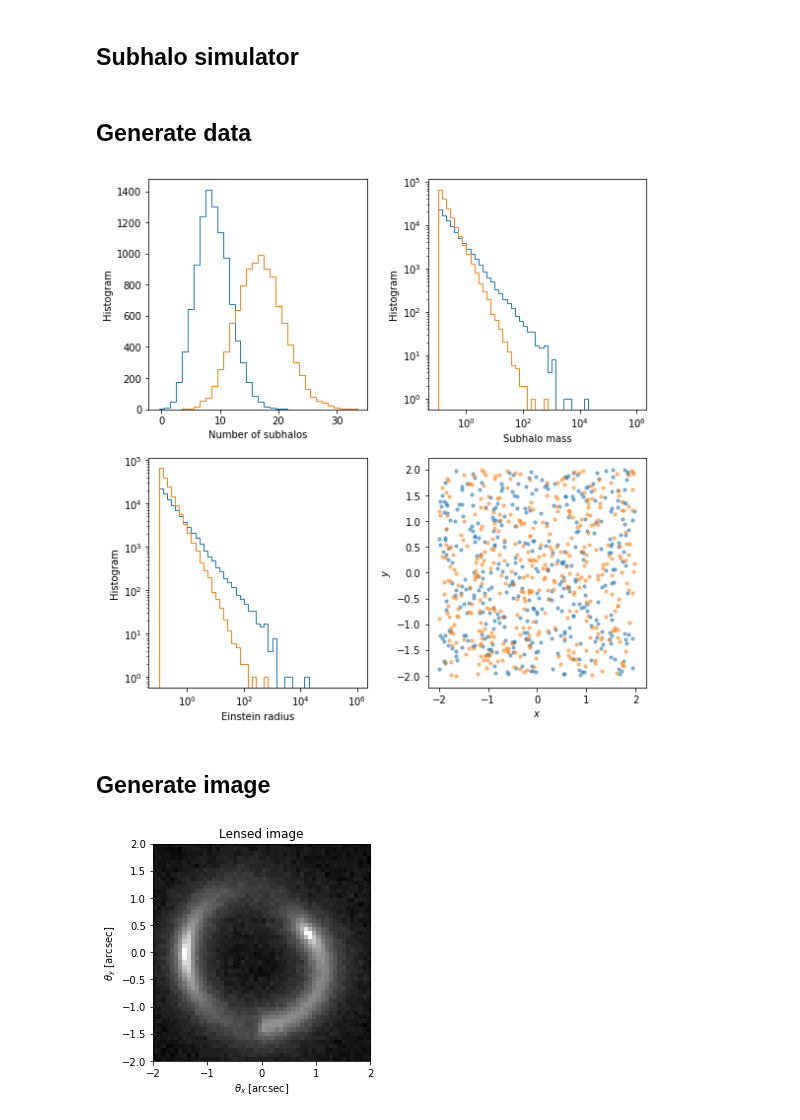
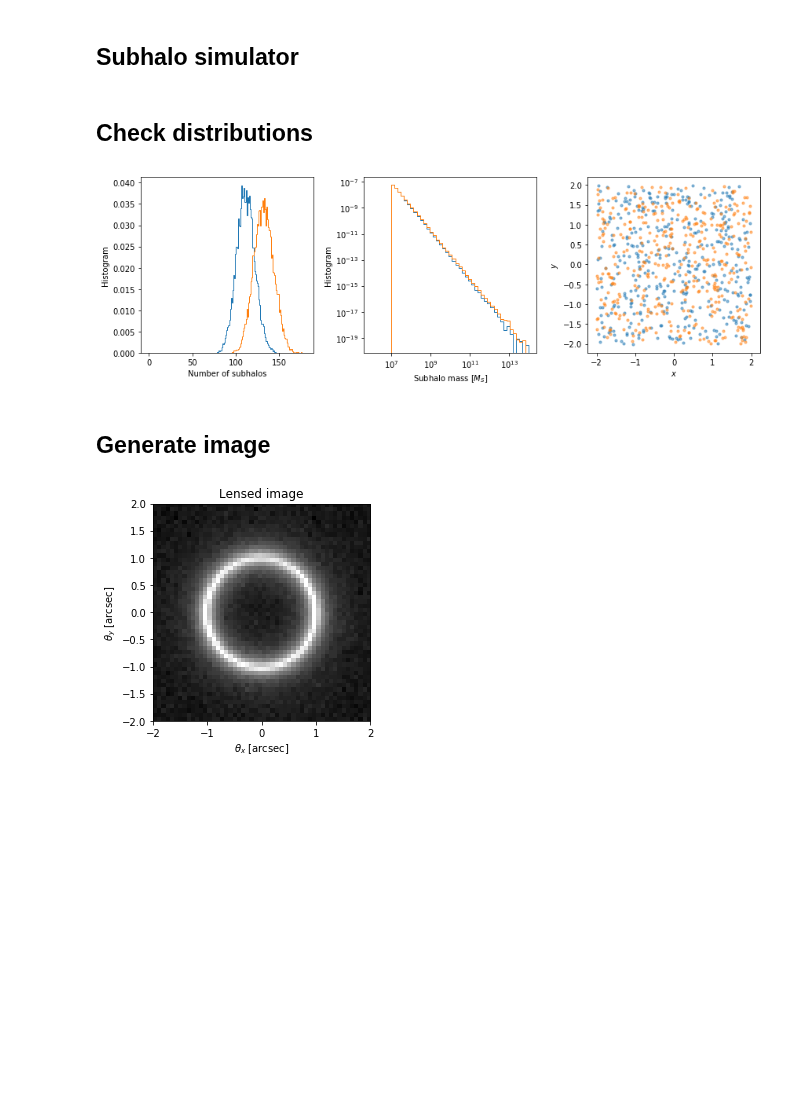
Before and after one commit to smsharma/mining-for-substructure-lens, a Jupyter notebook: notebooks/generate_samples.ipynb, the cells around one changed output. Drawn from its saved outputs; the diff is of its cells as text; code cells hidden in the pictures; blank space fills up the shorter version.

Commit message:
Updated subhalo simulator with Sid's points

```diff
--- a/notebooks/generate_samples.ipynb
+++ b/notebooks/generate_samples.ipynb
@@ -68,72 +60,60 @@ def generate_subhalos(alpha, beta, m0=m0, theta_mass_ratio=1.):
-# %% [markdown]
-## Generate data
+# %% [markdown]
+## Check distributions
 # %%
-alpha0, beta0 = 1., 1.9
+alpha0, beta0 = 2.e8/M_s, -1.9
 
-ns0, ms0, thetas0, xs0, ys0 = [], [], [], [], []
+ns0, ms0, xs0, ys0 = [], [], [], []
 
 for i in range(10000):
-    n, m, theta, x, y = generate_subhalos(1.0, 1.9)
+    n, m, x, y = generate_subhalos(alpha0, beta0)
 
     ns0.append(n)
     ms0 += list(m)
-    thetas0 += list(theta)
     xs0 += list(x)
     ys0 += list(y)
 # %%
-alpha1, beta1 = 0.8, 2.5
+alpha1, beta1 = 1.e8/M_s, -1.85
 
-ns1, ms1, thetas1, xs1, ys1 = [], [], [], [], []
+ns1, ms1, xs1, ys1 = [], [], [], []
 
 for i in range(10000):
-    n, m, theta, x, y = generate_subhalos(alpha1, beta1)
+    n, m, x, y = generate_subhalos(alpha1, beta1)
 
     ns1.append(n)
     ms1 += list(m)
-    thetas1 += list(theta)
     xs1 += list(x)
     ys1 += list(y)
 # %%
-fig = plt.figure(figsize=(8,8))
+fig = plt.figure(figsize=(12,4))
 
 # Number of subhalos
-ax = plt.subplot(2,2,1)
+ax = plt.subplot(1,3,1)
 max_n = max(np.max(ns0), np.max(ns1))
-plt.hist(ns0, bins=max_n+1, range=(-0.5,max_n+0.5), histtype='step')
-plt.hist(ns1, bins=max_n+1, range=(-0.5,max_n+0.5), histtype='step')
+plt.hist(ns0, bins=max_n+1, range=(-0.5,max_n+0.5), histtype='step', density=True)
+plt.hist(ns1, bins=max_n+1, range=(-0.5,max_n+0.5), histtype='step', density=True)
 plt.xlabel(r'Number of subhalos')
 plt.ylabel(r'Histogram')
 
 # Masses
-ax = plt.subplot(2,2,2)
-bins = 10**(np.linspace(-1, 6, 50))
-plt.hist(ms0, bins=bins, histtype='step')
-plt.hist(ms1, bins=bins, histtype='step')
+ax = plt.subplot(1,3,2)
+bins = 10**(np.linspace(6, 14, 50))
+plt.hist(np.array(ms0)/M_s, bins=bins, histtype='step', density=True)
+plt.hist(np.array(ms1)/M_s, bins=bins, histtype='step', density=True)
 ax.set_xscale("log", nonposx='clip')
 ax.set_yscale("log", nonposy='clip')
-plt.xlabel(r'Subhalo mass')
-plt.ylabel(r'Histogram')
-
-# Einstein radii
-ax = plt.subplot(2,2,3)
-bins = 10**(np.linspace(-1, 6, 50))
-plt.hist(thetas0, bins=bins, histtype='step')
-plt.hist(thetas1, bins=bins, histtype='step')
-ax.set_xscale("log", nonposx='clip')
-ax.set_yscale("log", nonposy='clip')
-plt.xlabel(r'Einstein radius')
+plt.xlabel(r'Subhalo mass [$M_S$]')
 plt.ylabel(r'Histogram')
 
 # Positions
-ax = plt.subplot(2,2,4)
+ax = plt.subplot(1,3,3)
 plt.scatter(xs0[:400], ys0[:400], s=10., alpha=0.5)
 plt.scatter(xs1[:400], ys1[:400], s=10., alpha=0.5)
 plt.xlabel(r'$x$')
 plt.ylabel(r'$y$')
 
 plt.tight_layout()
 plt.show()
 # %% [output]
-[figure, old version]
+[figure, new version]
 # %% [markdown]
 ## Generate image
@@ -142,16 +127,16 @@ lens_list = [hst_param_dict]
 
 # Substructure parameters
 for isub in range(n):
-    sub_param_dict = {'profile':'sis', 'theta_x':x_coords[isub], 'theta_y':y_coords[isub], 'theta_E':0.1}
+    sub_param_dict = {'profile':'nfw', 'theta_x':x_coords[isub], 'theta_y':y_coords[isub], 'M200':m[isub]}
     lens_list.append(sub_param_dict)
 
 # Generate lensed image
 LSI = LensingSim(lens_list, [src_param_dict], global_dict, observation_dict)
-i_tot = np.random.poisson((LSI.lensed_image()).numpy())
+i_tot = np.random.poisson((LSI.lensed_image()))
 
 plt.imshow(np.log10(i_tot), vmax=3.5, cmap = 'gist_gray', extent=LSI.xlims+LSI.ylims, origin="lower")
 plt.xlabel("$\\theta_x$ [arcsec]");
 plt.ylabel("$\\theta_y$ [arcsec]");
 plt.title('Lensed image');
 # %% [output]
-[figure, old version]
+[figure, new version]
```
Also changed, not shown: parts of 4 cells of this notebook.
